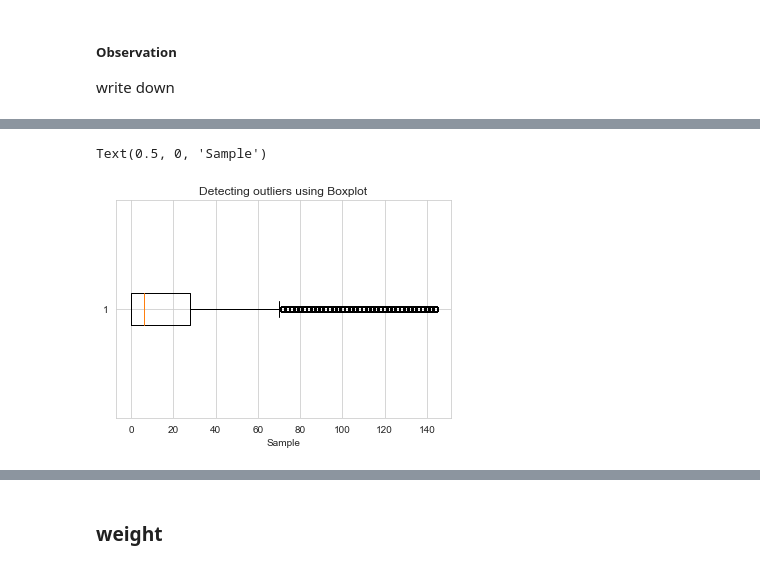
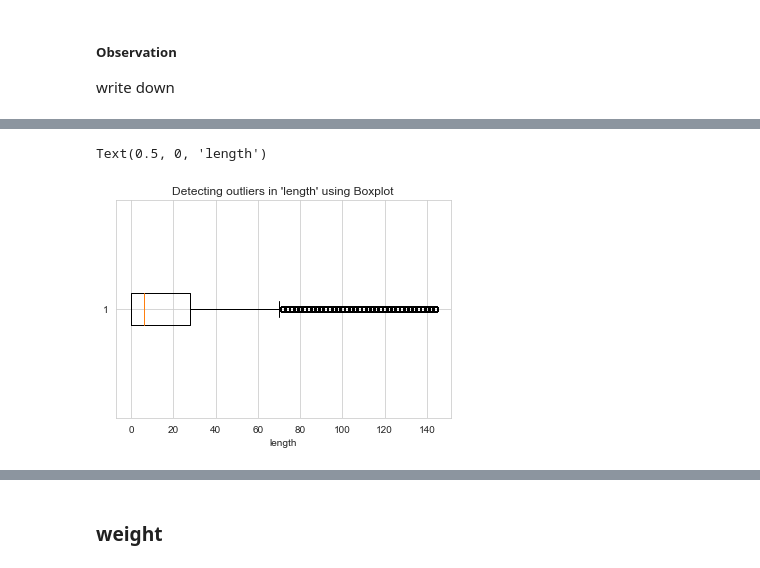
Before and after one commit to gauravsh0812/Bitcoin_Heist, a Jupyter notebook: Bitcoin_Heist.ipynb, the cells around one changed output, grey strips where cells are left out. Drawn from its saved outputs; the diff is of its cells as text; code cells hidden in the pictures.

```diff
--- a/Bitcoin_Heist.ipynb
+++ b/Bitcoin_Heist.ipynb
@@ -433,10 +445,10 @@ write down
 # %%
 sample = df['length']
 
 import matplotlib.pyplot as plt
 plt.boxplot(sample, vert=False)
-plt.title("Detecting outliers using Boxplot")
-plt.xlabel('Sample')
+plt.title("Detecting outliers in 'length' using Boxplot")
+plt.xlabel('length')
 # %% [output]
-Text(0.5, 0, 'Sample')
+Text(0.5, 0, 'length')
-[figure, old version]
+[figure, new version]
```
Also changed, not shown: parts of 15 cells of this notebook.
